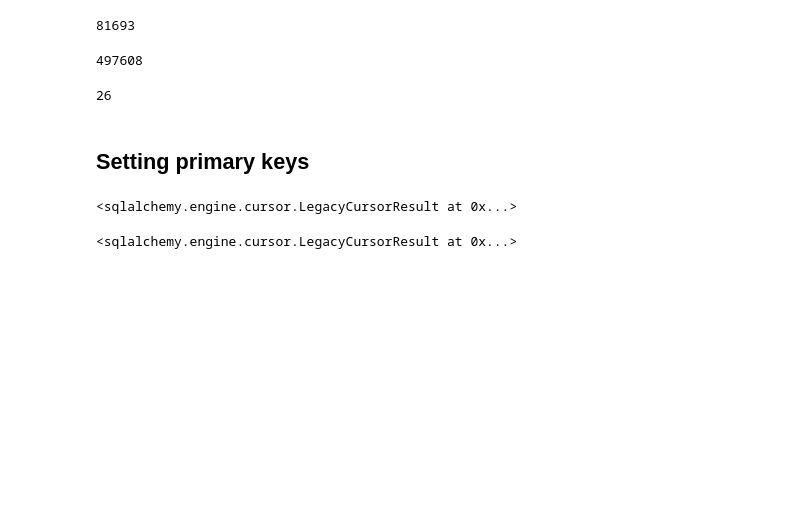
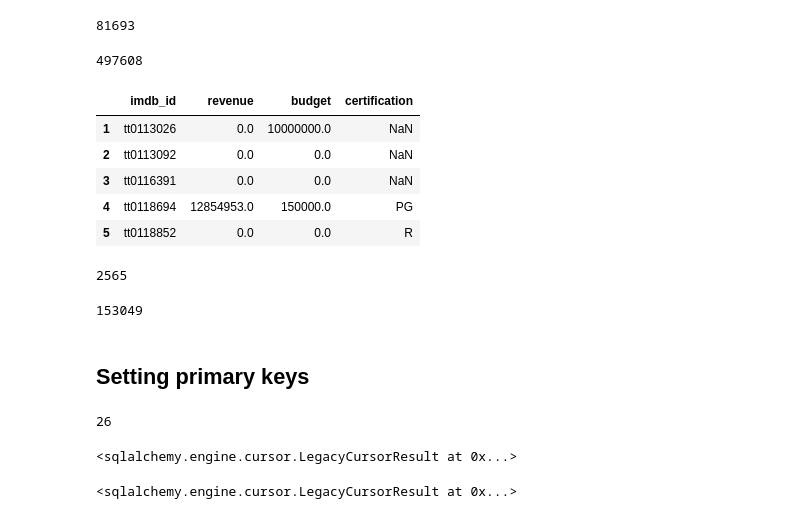
Before and after one commit to oscardominguez-ds/IMDB-Movies-database, a Jupyter notebook: IMDB Movies database(Part 3).ipynb, the cells around one changed output. Drawn from its saved outputs; the diff is of its cells as text; code cells hidden in the pictures; blank space fills up the shorter version.

Commit message:
Set primary keys for genres and tmdb_data, deleted rows in tmdb_data dataframe where 'imdb_id' column equal '0'

```diff
--- a/IMDB Movies database(Part 3).ipynb
+++ b/IMDB Movies database(Part 3).ipynb
@@ -266,12 +277,35 @@ ratings.to_sql('title_ratings',engine,dtype=df_schema,if_exists='replace',index=
+# %%
+# We needed to drop rows that equal to zero because there you get an error if you don't.
+# There was more than one imdb_id with a zero preventing us from setting it as a primary key.
+
+tmdb_data = tmdb_data[tmdb_data['imdb_id'] != '0']
+tmdb_data.head()
+# %% [output]
+|  | imdb_id | revenue | budget | certification |
+| 1 | tt0113026 | 0.0 | 10000000.0 | NaN |
+| 2 | tt0113092 | 0.0 | 0.0 | NaN |
+| 3 | tt0116391 | 0.0 | 0.0 | NaN |
+| 4 | tt0118694 | 12854953.0 | 150000.0 | PG |
+| 5 | tt0118852 | 0.0 | 0.0 | R |
+# %%
+# Saving dataframes to sql with dtype and index=False
+tmdb_data.to_sql('tmdb_data',engine,dtype=df_schema,if_exists='replace',index=False)
+# %% [output]
+2565
 # %%
 # Saving dataframes to sql with dtype and index=False
-tmdb_data.to_sql('tmdb_data',engine,dtype=df_schema,if_exists='replace',index=False)
 title_genres.to_sql('title_genres',engine,dtype=df_schema,if_exists='replace',index=False)
-genres.to_sql('genres',engine,dtype=df_schema,if_exists='replace',index=False)
 # %% [output]
-26
+153049
 # %% [markdown]
 ## Setting primary keys
+# %%
+## Set the dataframe index and use index=True
+# Setting primary key for genres while creating table in to database
+# since primary key is an integer.
+genres.set_index('Genre_ID').to_sql('genres',engine,if_exists='replace',index=True)
+# %% [output]
+26
 # %%
 # Setting primary key
 engine.execute('ALTER TABLE title_basics ADD PRIMARY KEY (`tconst`);')
```
Also changed, not shown: parts of 5 cells of this notebook.
